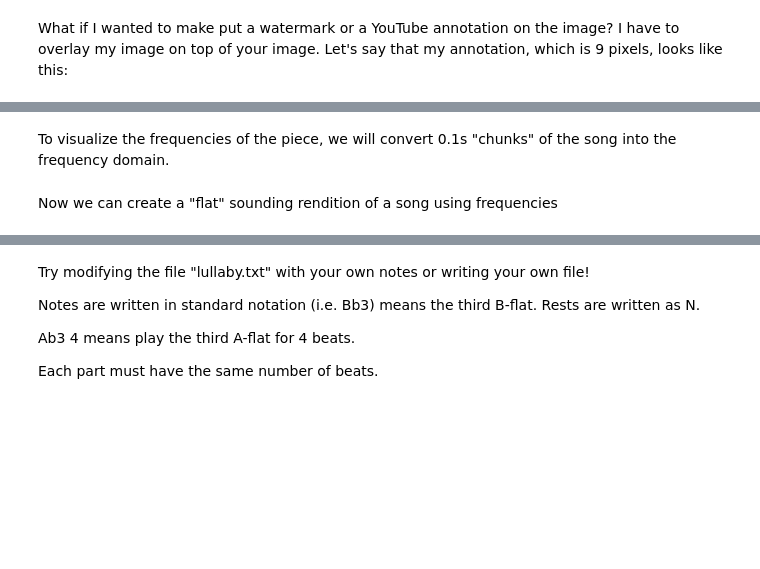
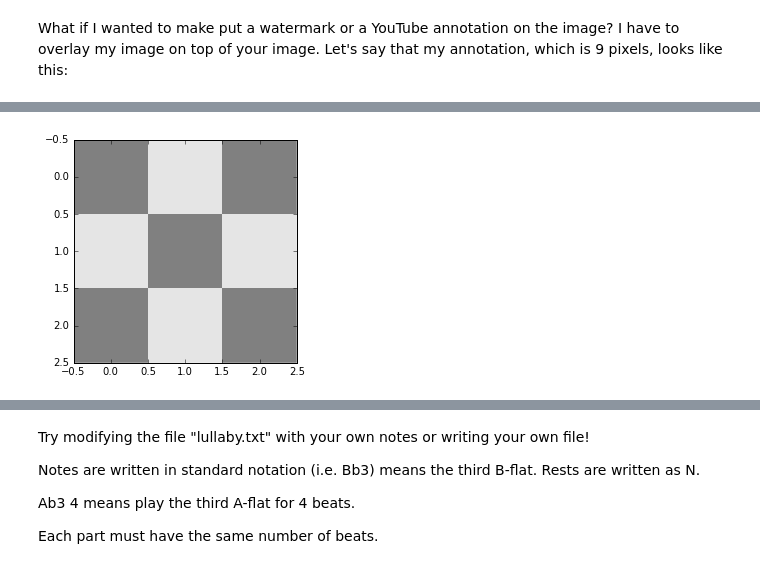
Before and after one commit to HKNDecal/HKNDecal, a Jupyter notebook: session2/Session 2.ipynb, the cells around one changed output, grey strips where cells are left out. Cells and saved outputs as stored; diff of their text form; code cells hidden in the pictures; blank space fills up the shorter version.

```diff
--- a/session2/Session 2.ipynb
+++ b/session2/Session 2.ipynb
@@ -304,2 +62,0 @@ plt.legend()
-# %% [markdown]
-To visualize the frequencies of the piece, we will convert 0.1s "chunks" of the song into the frequency domain.
@@ -308,2 +62,0 @@ plt.imshow(20*np.log10(util.to_chunks(data, 1, datarate))[:1000], interpolation=
-# %% [markdown]
-Now we can create a "flat" sounding rendition of a song using frequencies
@@ -329,0 +63,8 @@ plt.imshow(sheet_music, interpolation="none", aspect="auto", cmap='spectral')
+# %%
+annotation = np.array([[0.5, 0.9, 0.5],
+                       [0.9, 0.5, 0.9],
+                       [0.5, 0.9, 0.5]],
+                     dtype=float)
+im_show_gray(annotation)
+# %% [output]
+[figure, added]
```
Also changed, not shown: parts of 76 cells of this notebook, 2 other files.
